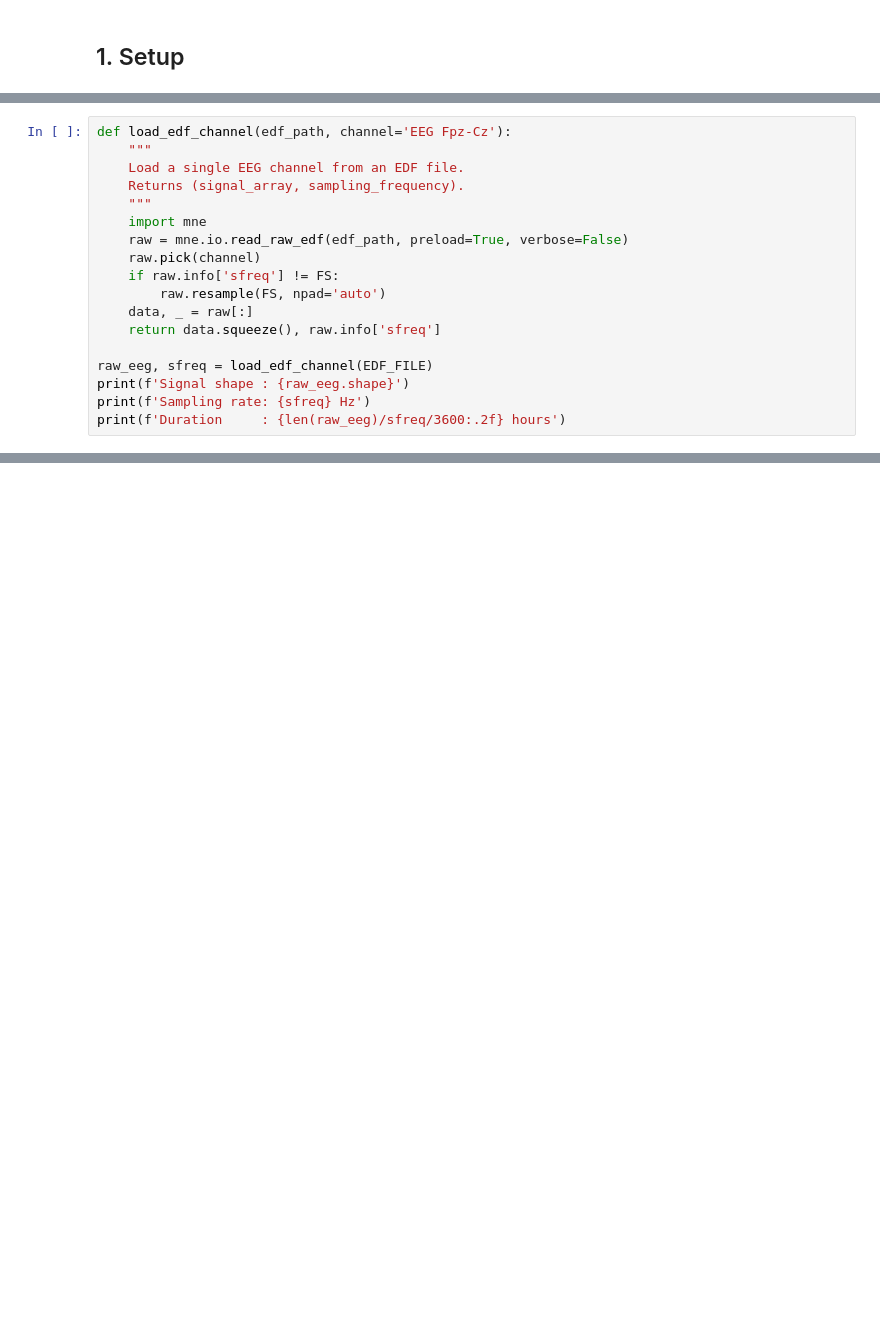
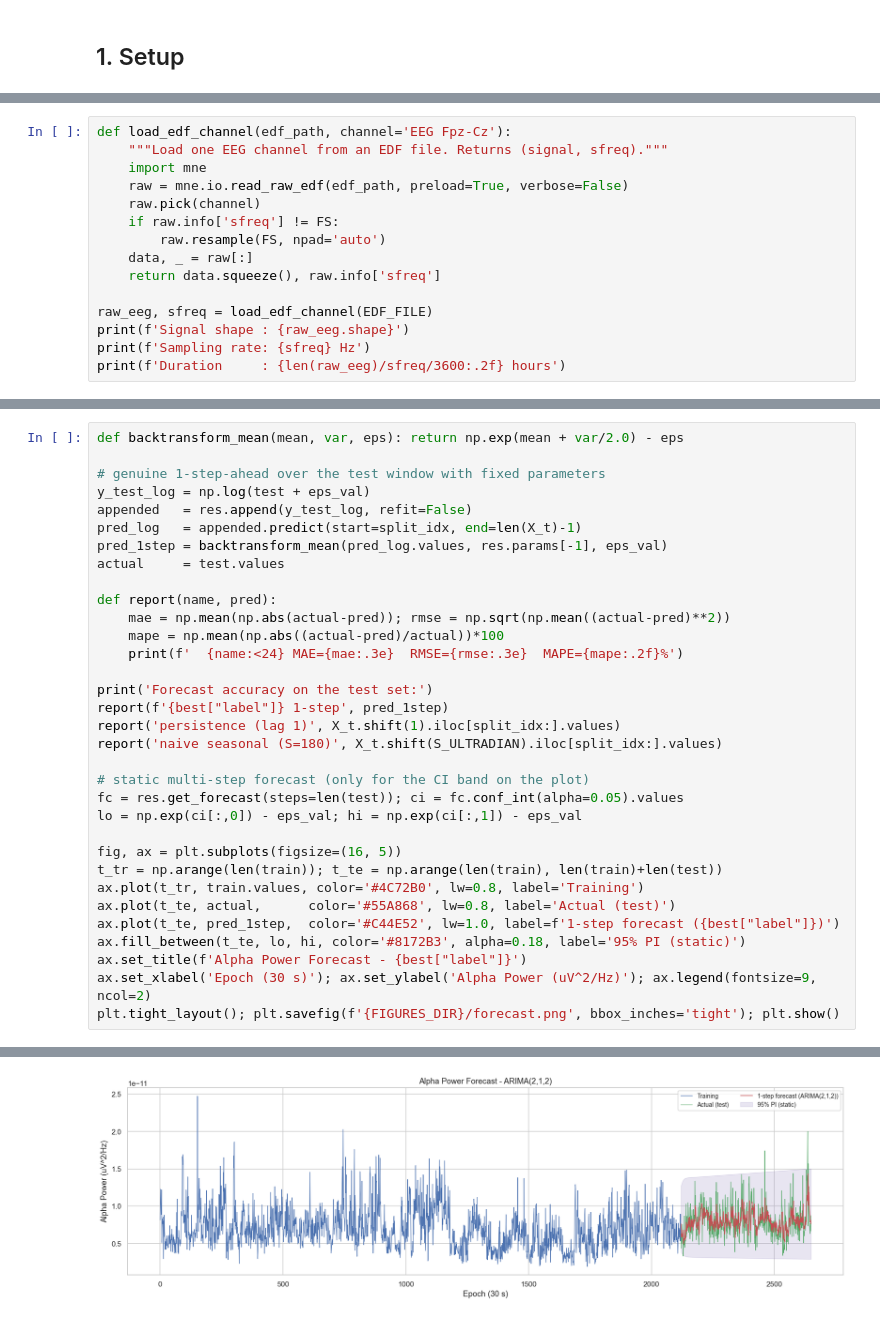
Before and after one commit to clarktenge/eeg-sleep-sarima, a Jupyter notebook: eeg_sleep_sarima.ipynb, the cells around one changed output, grey strips where cells are left out. Cells and saved outputs as stored; diff of their text form; blank space fills up the shorter version.

```diff
--- a/eeg_sleep_sarima.ipynb
+++ b/eeg_sleep_sarima.ipynb
@@ -75,9 +68,6 @@ The recording is already at 100 Hz, so no resampling is needed.
 # %%
 def load_edf_channel(edf_path, channel='EEG Fpz-Cz'):
-    """
-    Load a single EEG channel from an EDF file.
-    Returns (signal_array, sampling_frequency).
-    """
+    """Load one EEG channel from an EDF file. Returns (signal, sfreq)."""
     import mne
     raw = mne.io.read_raw_edf(edf_path, preload=True, verbose=False)
     raw.pick(channel)
@@ -651,0 +438,34 @@ print(f'  RMSE = {rmse:.4e}  MAE = {mae:.4e}')
+# %%
+def backtransform_mean(mean, var, eps): return np.exp(mean + var/2.0) - eps
+
+# genuine 1-step-ahead over the test window with fixed parameters
+y_test_log = np.log(test + eps_val)
+appended   = res.append(y_test_log, refit=False)
+pred_log   = appended.predict(start=split_idx, end=len(X_t)-1)
+pred_1step = backtransform_mean(pred_log.values, res.params[-1], eps_val)
+actual     = test.values
+
+def report(name, pred):
+    mae = np.mean(np.abs(actual-pred)); rmse = np.sqrt(np.mean((actual-pred)**2))
+    mape = np.mean(np.abs((actual-pred)/actual))*100
+    print(f'  {name:<24} MAE={mae:.3e}  RMSE={rmse:.3e}  MAPE={mape:.2f}%')
+
+print('Forecast accuracy on the test set:')
+report(f'{best["label"]} 1-step', pred_1step)
+report('persistence (lag 1)', X_t.shift(1).iloc[split_idx:].values)
+report('naive seasonal (S=180)', X_t.shift(S_ULTRADIAN).iloc[split_idx:].values)
+
+# static multi-step forecast (only for the CI band on the plot)
+fc = res.get_forecast(steps=len(test)); ci = fc.conf_int(alpha=0.05).values
+lo = np.exp(ci[:,0]) - eps_val; hi = np.exp(ci[:,1]) - eps_val
+
+fig, ax = plt.subplots(figsize=(16, 5))
+t_tr = np.arange(len(train)); t_te = np.arange(len(train), len(train)+len(test))
+ax.plot(t_tr, train.values, color='#4C72B0', lw=0.8, label='Training')
+ax.plot(t_te, actual,      color='#55A868', lw=0.8, label='Actual (test)')
+ax.plot(t_te, pred_1step,  color='#C44E52', lw=1.0, label=f'1-step forecast ({best["label"]})')
+ax.fill_between(t_te, lo, hi, color='#8172B3', alpha=0.18, label='95% PI (static)')
+ax.set_title(f'Alpha Power Forecast - {best["label"]}')
+ax.set_xlabel('Epoch (30 s)'); ax.set_ylabel('Alpha Power (uV^2/Hz)'); ax.legend(fontsize=9, ncol=2)
+plt.tight_layout(); plt.savefig(f'{FIGURES_DIR}/forecast.png', bbox_inches='tight'); plt.show()
+# %% [output]
@@ -651,0 +476 @@ print(f'  RMSE = {rmse:.4e}  MAE = {mae:.4e}')
+[figure, added]
```
Also changed, not shown: parts of 63 cells of this notebook, 12 other files.
